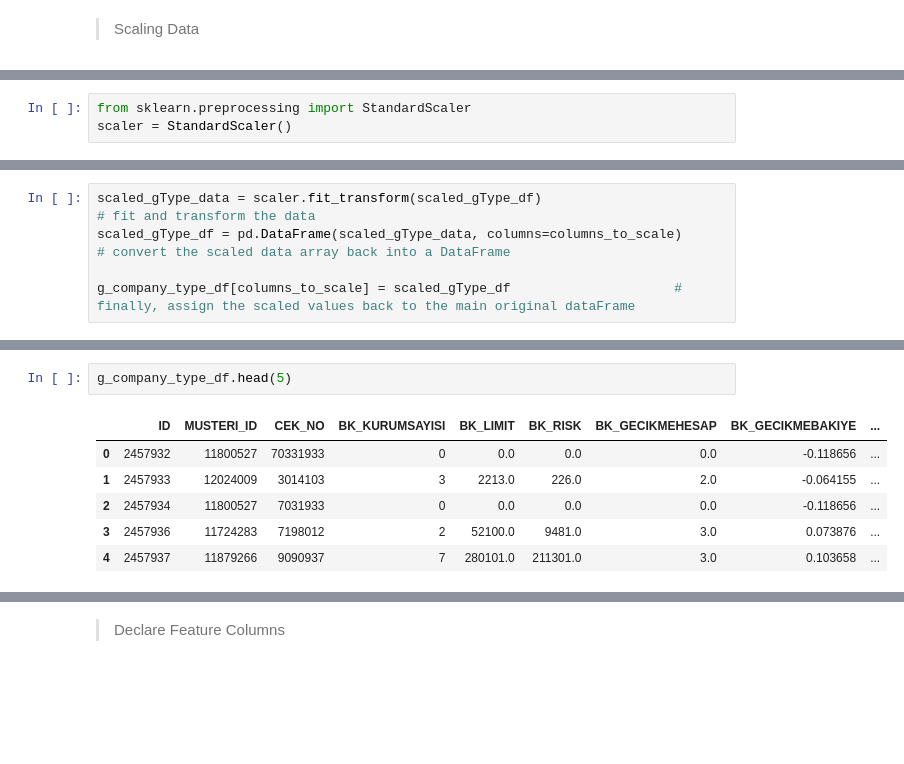
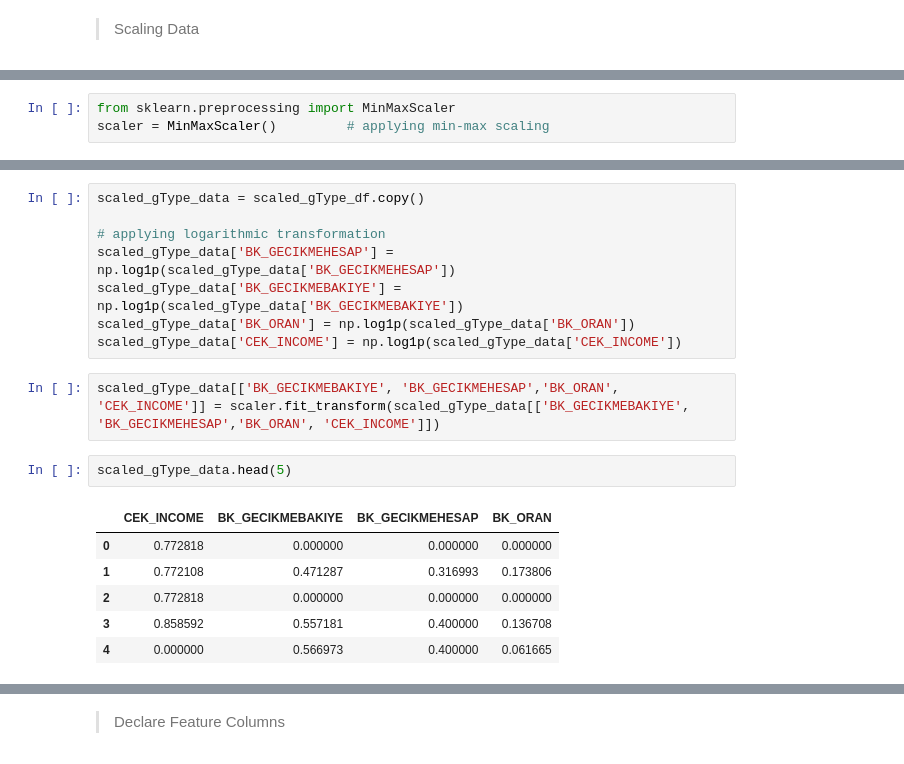
Before and after one commit to EmirhanServeren/factoring-customer-segmentation, a Jupyter notebook: segmentation.ipynb, the cells around one changed output, grey strips where cells are left out. Saved outputs shown, nothing was run; the diff lists cells and outputs as text; blank space fills up the shorter version.

```diff
--- a/segmentation.ipynb
+++ b/segmentation.ipynb
@@ -772,3 +870,3 @@ To conclude, our steps are;
 # %%
-from sklearn.preprocessing import StandardScaler
-scaler = StandardScaler()
+from sklearn.preprocessing import MinMaxScaler
+scaler = MinMaxScaler()         # applying min-max scaling
@@ -780,5 +872,0 @@ scaled_gType_df = g_company_type_df[columns_to_scale]         # creating a new d
-# %%
-scaled_gType_data = scaler.fit_transform(scaled_gType_df)                       # fit and transform the data
-scaled_gType_df = pd.DataFrame(scaled_gType_data, columns=columns_to_scale)     # convert the scaled data array back into a DataFrame
-
-g_company_type_df[columns_to_scale] = scaled_gType_df                     # finally, assign the scaled values back to the main original dataFrame
@@ -785,9 +877,19 @@ g_company_type_df[columns_to_scale] = scaled_gType_df                     # fina
+# %%
+scaled_gType_data = scaled_gType_df.copy()
+
+# applying logarithmic transformation
+scaled_gType_data['BK_GECIKMEHESAP'] = np.log1p(scaled_gType_data['BK_GECIKMEHESAP'])
+scaled_gType_data['BK_GECIKMEBAKIYE'] = np.log1p(scaled_gType_data['BK_GECIKMEBAKIYE'])
+scaled_gType_data['BK_ORAN'] = np.log1p(scaled_gType_data['BK_ORAN'])
+scaled_gType_data['CEK_INCOME'] = np.log1p(scaled_gType_data['CEK_INCOME'])
+# %%
+scaled_gType_data[['BK_GECIKMEBAKIYE', 'BK_GECIKMEHESAP','BK_ORAN', 'CEK_INCOME']] = scaler.fit_transform(scaled_gType_data[['BK_GECIKMEBAKIYE', 'BK_GECIKMEHESAP','BK_ORAN', 'CEK_INCOME']])
 # %%
-g_company_type_df.head(5)
+scaled_gType_data.head(5)
 # %% [output]
-|  | ID | MUSTERI_ID | CEK_NO | BK_KURUMSAYISI | BK_LIMIT | BK_RISK | BK_GECIKMEHESAP | BK_GECIKMEBAKIYE | ... |
-| 0 | 2457932 | 11800527 | 70331933 | 0 | 0.0 | 0.0 | 0.0 | -0.118656 | ... |
-| 1 | 2457933 | 12024009 | 3014103 | 3 | 2213.0 | 226.0 | 2.0 | -0.064155 | ... |
-| 2 | 2457934 | 11800527 | 7031933 | 0 | 0.0 | 0.0 | 0.0 | -0.118656 | ... |
-| 3 | 2457936 | 11724283 | 7198012 | 2 | 52100.0 | 9481.0 | 3.0 | 0.073876 | ... |
-| 4 | 2457937 | 11879266 | 9090937 | 7 | 280101.0 | 211301.0 | 3.0 | 0.103658 | ... |
+|  | CEK_INCOME | BK_GECIKMEBAKIYE | BK_GECIKMEHESAP | BK_ORAN |
+| 0 | 0.772818 | 0.000000 | 0.000000 | 0.000000 |
+| 1 | 0.772108 | 0.471287 | 0.316993 | 0.173806 |
+| 2 | 0.772818 | 0.000000 | 0.000000 | 0.000000 |
+| 3 | 0.858592 | 0.557181 | 0.400000 | 0.136708 |
+| 4 | 0.000000 | 0.566973 | 0.400000 | 0.061665 |
```
Also changed, not shown: parts of 23 cells of this notebook.
